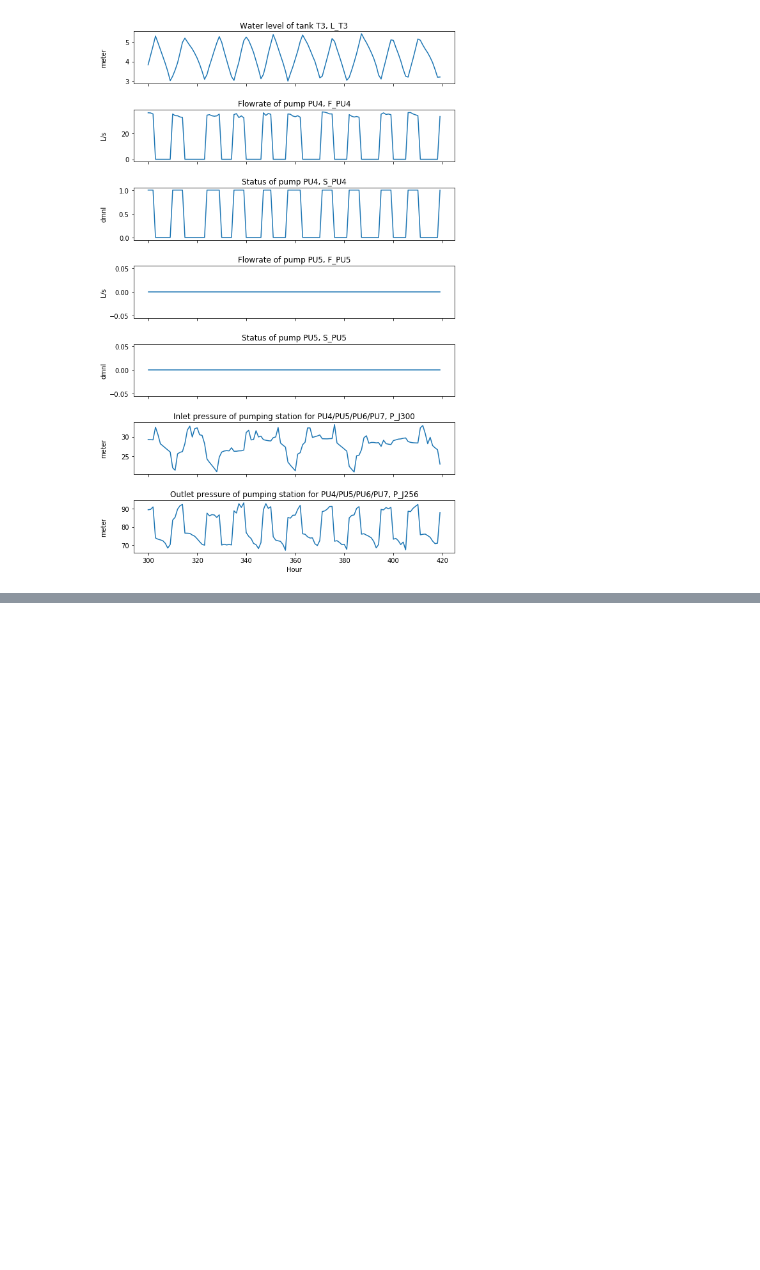
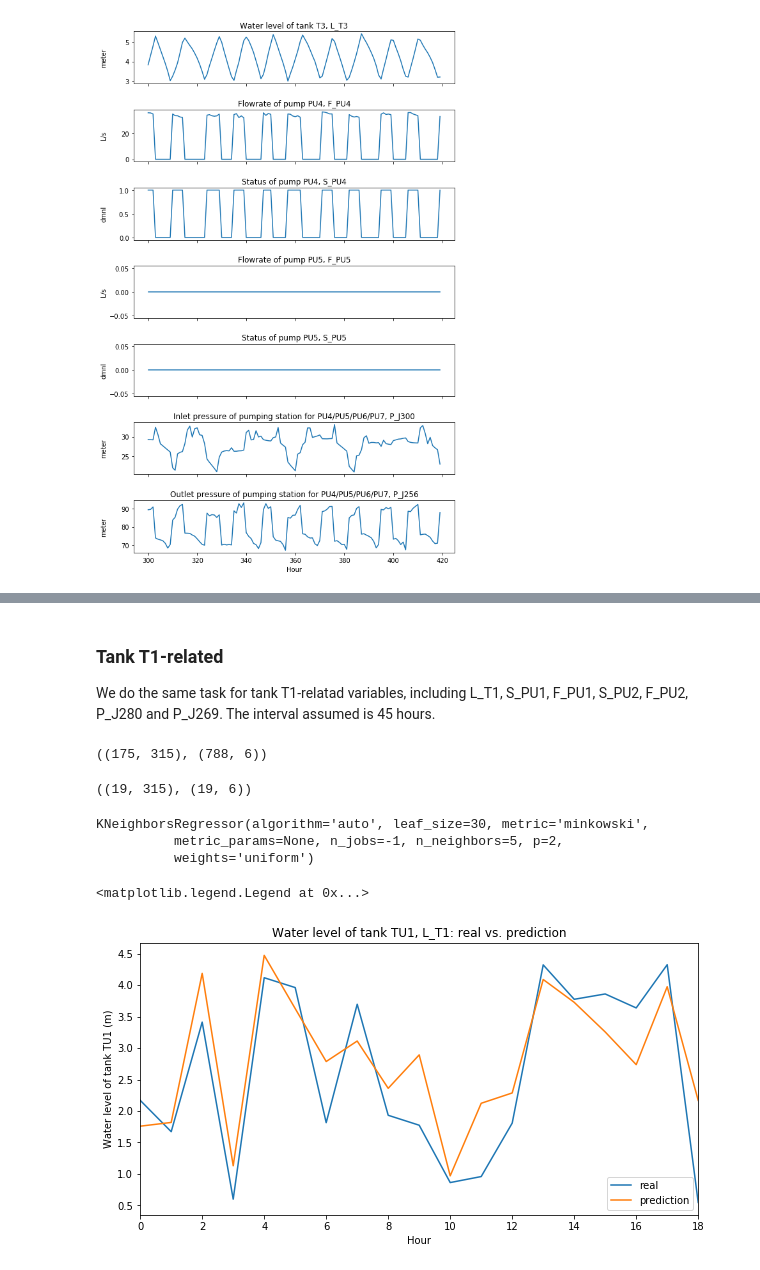
Before and after one commit to chengh42/Cyber-Data-Analytics, a Jupyter notebook: batadal/Task1_Familiarization.ipynb, the cells around one changed output, grey strips where cells are left out. Drawn from its saved outputs; the diff is of its cells as text; code cells hidden in the pictures; blank space fills up the shorter version.

```diff
--- a/batadal/Task1_Familiarization.ipynb
+++ b/batadal/Task1_Familiarization.ipynb
@@ -173,0 +270,69 @@ Apply basic machine learning techniques combined with time slicing / sliding win
+# %% [markdown]
+### Tank T1-related
+We do the same task for tank T1-relatad variables, including L_T1, S_PU1, F_PU1, S_PU2, F_PU2, P_J280 and P_J269. The interval assumed is 45 hours.
+# %%
+# subset the columns related to L_T1
+dfLT1 = dftrain1[['DATETIME', 'L_T1', 'F_PU1', 'S_PU1', 'F_PU2', 'S_PU2', 'P_J280', 'P_J269']]
+
+# split the data into train (.9) and test (.1) datasets
+trainLT1 = dfLT1.iloc[0:int(len(dfLT1)*0.9), :]
+testLT1 = dfLT1.iloc[int(len(dfLT1)*0.9):len(dfLT3), :]
+# %%
+## training dataset
+
+# time slicing with length = 10hrs for training datset
+trainLT1sliced = [df.values.reshape(-1) for g, df in trainLT1.drop(columns = ['DATETIME']).groupby(np.arange(len(trainLT1)) // 45)]
+trainLT1sliced = pd.DataFrame(trainLT1sliced)
+
+# the training y dataset
+trainLT1y = trainLT1sliced.iloc[:, 0:6].shift(-1) # expected predicted result is the parameters for the next time step
+
+# remove the last row for both x and y training data
+trainLT1sliced.drop(trainLT1sliced.tail(1).index, inplace = True)
+trainLT1y.drop(trainLT1y.tail(1).index, inplace = True)
+
+# check shape
+trainLT1sliced.shape, trainLT3y.shape
+# %% [output]
+((175, 315), (788, 6))
+# %%
+## testing dataset
+
+# time slicing with length = 10hrs for testing dataset
+testLT1sliced = [df.values.reshape(-1) for g, df in testLT1.drop(columns = ['DATETIME']).groupby(np.arange(len(testLT1)) // 45)]
+testLT1sliced = pd.DataFrame(testLT1sliced)
+
+# the true results for testing
+testLT1y = testLT1sliced.iloc[:, 0:6].shift(-1) # expected predicted result is the parameters for the next time step
+
+# remove the last row for both x and y training data
+testLT1sliced.drop(testLT1sliced.tail(1).index, inplace = True)
+testLT1y.drop(testLT1y.tail(1).index, inplace = True)
+
+# check shape
+testLT1sliced.shape, testLT1y.shape
+# %% [output]
+((19, 315), (19, 6))
+# %%
+clf2 = KNeighborsRegressor(n_neighbors = 5, n_jobs = -1)
+clf2.fit(trainLT1sliced, trainLT1y)
+# %% [output]
+KNeighborsRegressor(algorithm='auto', leaf_size=30, metric='minkowski',
+          metric_params=None, n_jobs=-1, n_neighbors=5, p=2,
+          weights='uniform')
+# %%
+# get prediction
+testLT1y_pred = clf2.predict(testLT1sliced)
+testLT1y_pred = pd.DataFrame(testLT1y_pred)
+# %%
+# plot the results for water level of tank T1
+plt.figure(figsize = (10, 5))
+testLT1y.iloc[:, 0].plot()
+testLT1y_pred.iloc[:, 0].plot()
+plt.title('Water level of tank TU1, L_T1: real vs. prediction')
+plt.xlabel('Hour')
+plt.ylabel('Water level of tank TU1 (m)')
+plt.legend(('real', 'prediction'))
+# %% [output]
+<matplotlib.legend.Legend at 0x...>
+[figure, added]
```
Also changed, not shown: parts of 11 cells of this notebook.
